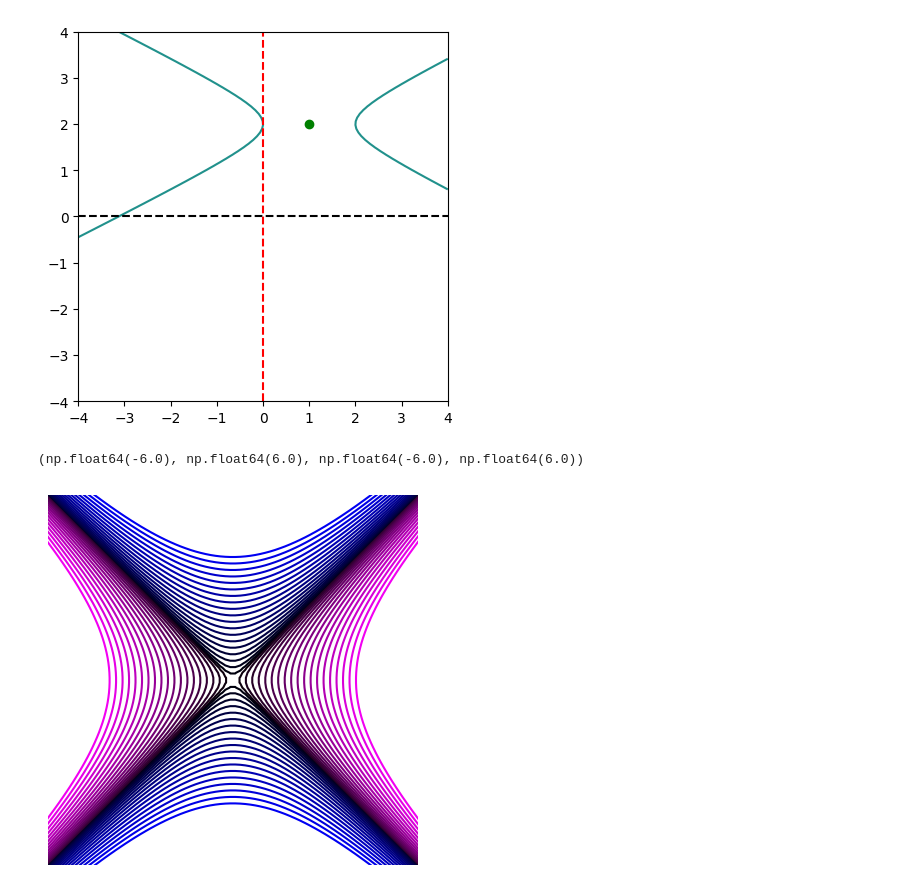
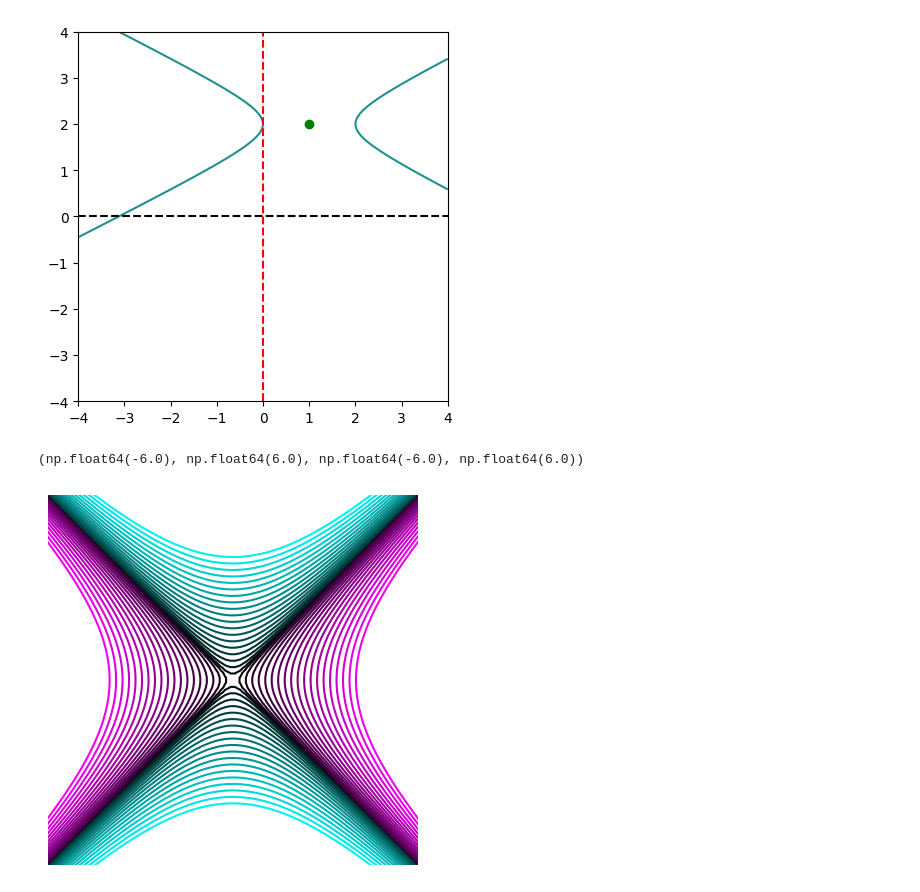
Before and after one commit to krdungca/Math-and-Python, a Jupyter notebook: Master Math via Python/07_Graphing Conic Sections/gcs_5_graphing hyperbola.ipynb, the cells around one changed output. Saved outputs shown, nothing was run; the diff lists cells and outputs as text; code cells hidden in the pictures.

```diff
--- a/Master Math via Python/07_Graphing Conic Sections/gcs_5_graphing hyperbola.ipynb
+++ b/Master Math via Python/07_Graphing Conic Sections/gcs_5_graphing hyperbola.ipynb
@@ -35,22 +35,21 @@ plt.gca().set_aspect('equal')
 # %%
 n = 20
 h = 0
 k = 0
 a = np.linspace(0,4,n)
 b = np.linspace(0,4,n)
 
-
 x = np.linspace(-8,8,100)
 X,Y = np.meshgrid(x,x)
 
 for i in range(0,n):
     F = (X-h)**2/a[i]**2 - (Y-k)**2/b[i]**2 - 1
     plt.contour(X,Y,F,0,colors=[i/n,0,i/n])
-    plt.contour(Y,X,F,0,colors=[0,0,i/n])
+    plt.contour(Y,X,F,0,colors=[0,i/n,i/n])
 
 plt.gca().set_aspect('equal')
 plt.axis([-6,6,-6,6])
 plt.axis('off')
 # %% [output]
 (np.float64(-6.0), np.float64(6.0), np.float64(-6.0), np.float64(6.0))
-[figure, old version]
+[figure, new version]
```
